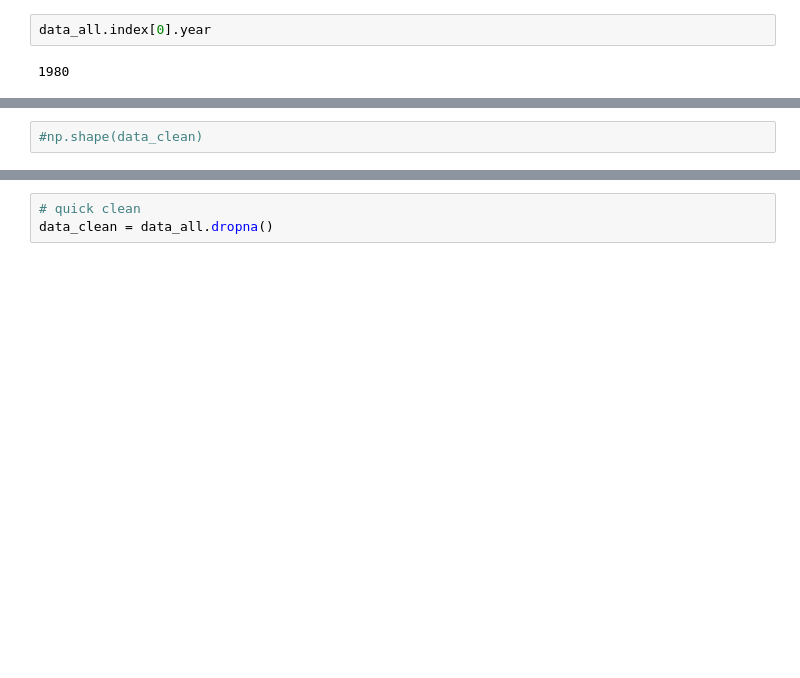
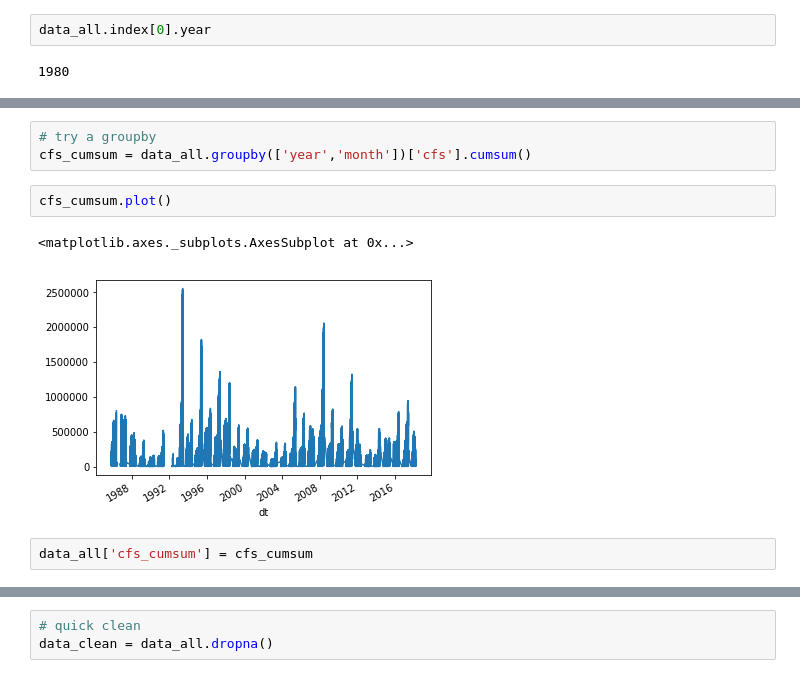
Before and after one commit to drewthayer/capstone1-predict-streamflow, a Jupyter notebook: predict_q_refactor_simple.ipynb, the cells around one changed output, grey strips where cells are left out. Saved outputs shown, nothing was run; the diff lists cells and outputs as text; blank space fills up the shorter version.

```diff
--- a/predict_q_refactor_simple.ipynb
+++ b/predict_q_refactor_simple.ipynb
@@ -278,5 +278,13 @@ data_all.tail()
 | 2018-03-12 | 0.09906 | 7.222222 | -6.111111 | -0.555556 | 0.19304 | 0.00254 | 2018 | ... |
 | 2018-03-13 | 0.10160 | 7.777778 | -7.222222 | -0.555556 | 0.19558 | 0.00000 | 2018 | ... |
 | 2018-03-14 | 0.10160 | NaN | NaN | NaN | 0.19558 | NaN | 2018 | ... |
-# %%
-#np.shape(data_clean)
+# %%
+# try a groupby
+cfs_cumsum = data_all.groupby(['year','month'])['cfs'].cumsum()
+# %%
+cfs_cumsum.plot()
+# %% [output]
+<matplotlib.axes._subplots.AxesSubplot at 0x...>
+[figure, added]
+# %%
+data_all['cfs_cumsum'] = cfs_cumsum
```
Also changed, not shown: parts of 12 cells of this notebook, 50 other files.
